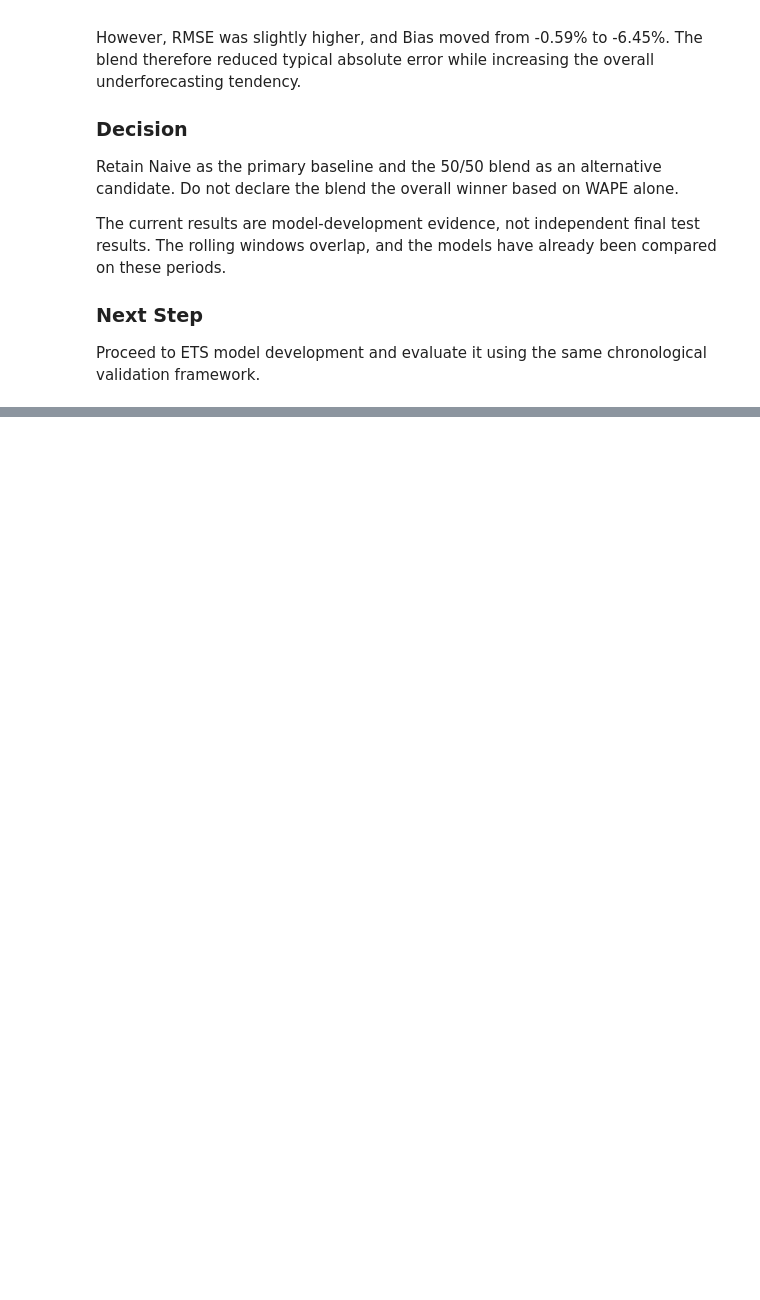
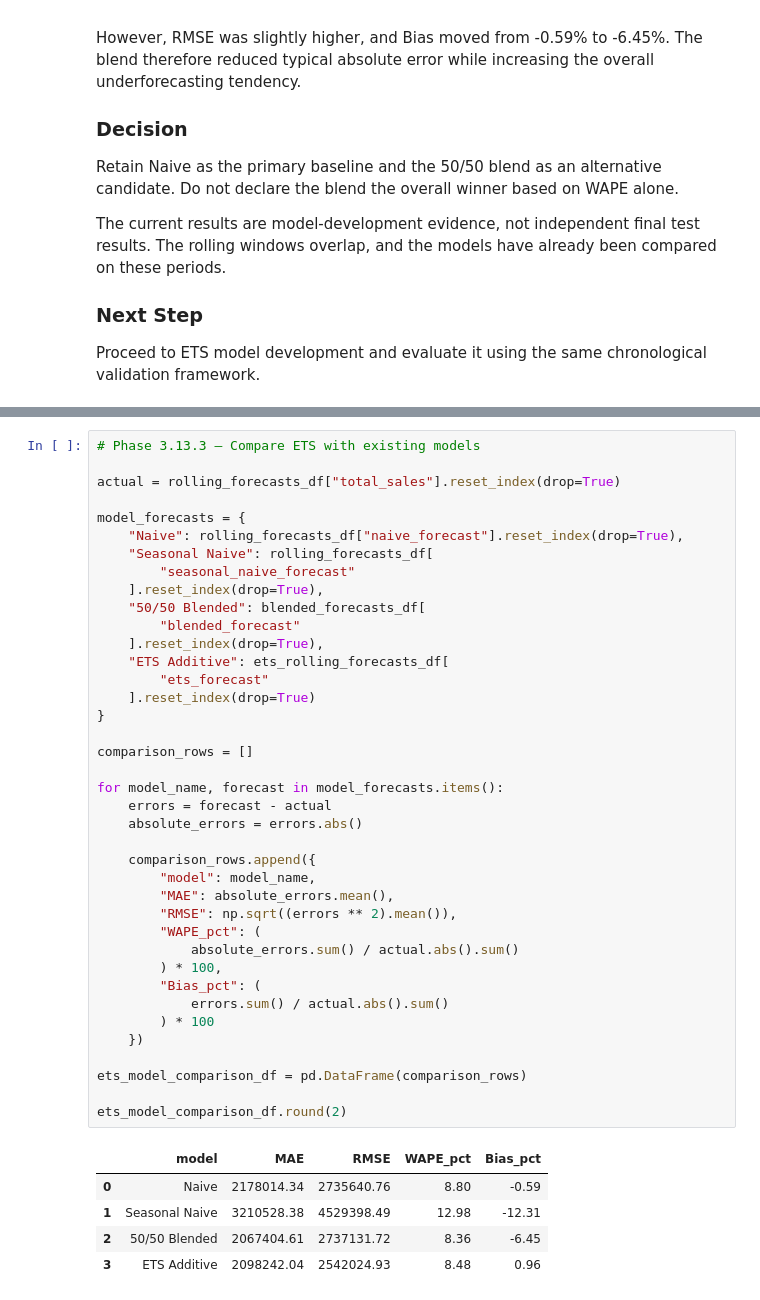
Before and after one commit to Abu-Hozaifa-Retail-Analyst/retail-sales-forecasting, a Jupyter notebook: notebooks/01_data_quality/02_initial_data_profiling.ipynb, the cells around one changed output, grey strips where cells are left out. Saved outputs shown, nothing was run; the diff lists cells and outputs as text; blank space fills up the shorter version.

```diff
--- a/notebooks/01_data_quality/02_initial_data_profiling.ipynb
+++ b/notebooks/01_data_quality/02_initial_data_profiling.ipynb
@@ -10463,0 +10703,45 @@ chronological validation framework.
+# %%
+# Phase 3.13.3 — Compare ETS with existing models
+
+actual = rolling_forecasts_df["total_sales"].reset_index(drop=True)
+
+model_forecasts = {
+    "Naive": rolling_forecasts_df["naive_forecast"].reset_index(drop=True),
+    "Seasonal Naive": rolling_forecasts_df[
+        "seasonal_naive_forecast"
+    ].reset_index(drop=True),
+    "50/50 Blended": blended_forecasts_df[
+        "blended_forecast"
+    ].reset_index(drop=True),
+    "ETS Additive": ets_rolling_forecasts_df[
+        "ets_forecast"
+    ].reset_index(drop=True)
+}
+
+comparison_rows = []
+
+for model_name, forecast in model_forecasts.items():
+    errors = forecast - actual
+    absolute_errors = errors.abs()
+
+    comparison_rows.append({
+        "model": model_name,
+        "MAE": absolute_errors.mean(),
+        "RMSE": np.sqrt((errors ** 2).mean()),
+        "WAPE_pct": (
+            absolute_errors.sum() / actual.abs().sum()
+        ) * 100,
+        "Bias_pct": (
+            errors.sum() / actual.abs().sum()
+        ) * 100
+    })
+
+ets_model_comparison_df = pd.DataFrame(comparison_rows)
+
+ets_model_comparison_df.round(2)
+# %% [output]
+|  | model | MAE | RMSE | WAPE_pct | Bias_pct |
+| 0 | Naive | 2178014.34 | 2735640.76 | 8.80 | -0.59 |
+| 1 | Seasonal Naive | 3210528.38 | 4529398.49 | 12.98 | -12.31 |
+| 2 | 50/50 Blended | 2067404.61 | 2737131.72 | 8.36 | -6.45 |
+| 3 | ETS Additive | 2098242.04 | 2542024.93 | 8.48 | 0.96 |
```
Also changed, not shown: parts of 10 cells of this notebook, 1 other file.
